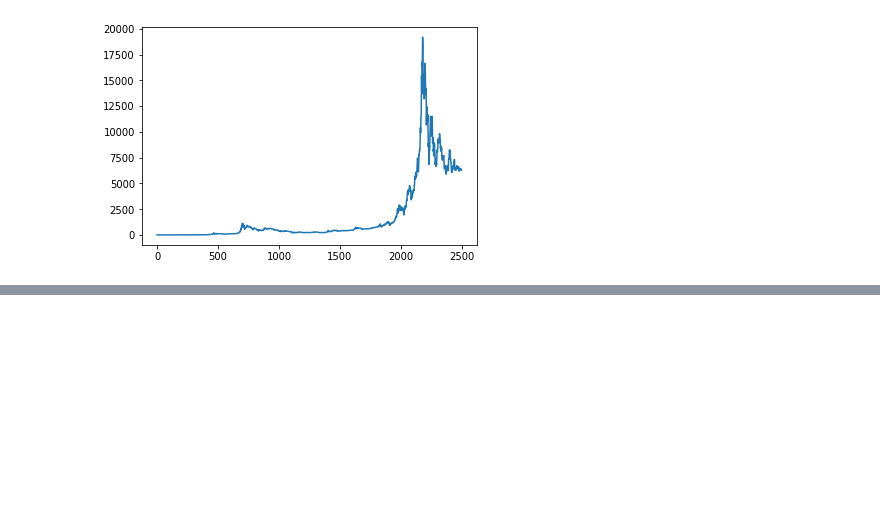
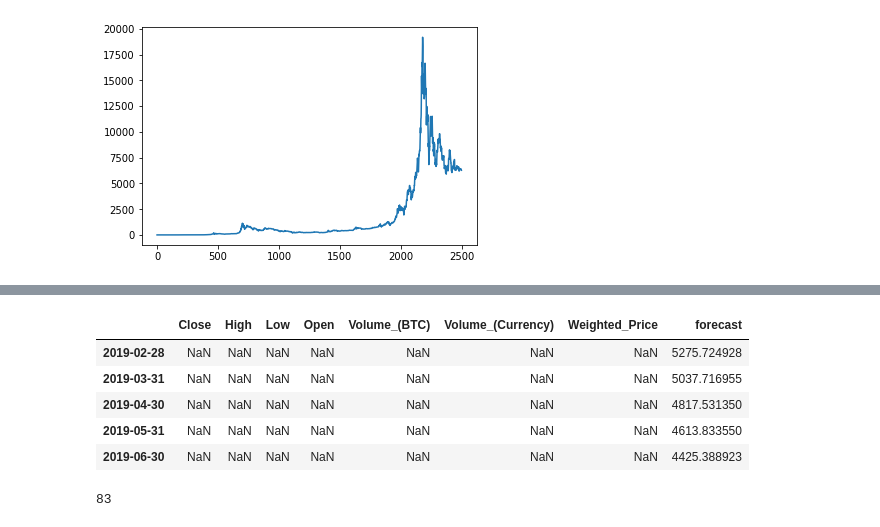
Before and after one commit to Rickiegg/data_analysis, a Jupyter notebook: Capstone.ipynb, the cells around one changed output, grey strips where cells are left out. Saved outputs shown, nothing was run; the diff lists cells and outputs as text; code cells hidden in the pictures; blank space fills up the shorter version.

```diff
--- a/Capstone.ipynb
+++ b/Capstone.ipynb
@@ -467,0 +486,24 @@ plt.show()
+# %%
+# 比特币预测
+df_month2 = df_month[['Weighted_Price']]# DataFrame
+type(df_month[['Weighted_Price']])
+date_list = [datetime(2018, 11, 30), datetime(2018, 12, 31), datetime(2019, 1, 31), datetime(2019, 2, 28), datetime(2019, 3, 31),
+              datetime(2019, 4, 30), datetime(2019, 5, 31), datetime(2019, 6, 30)]
+future = pd.DataFrame(index=date_list, columns= df_month.columns)
+future
+df_month2 = pd.concat([df_month2, future])
+df_month2
+df_month2['forecast'] = best_model.predict(start=0, end=91)
+df_month2.head()
+df_month2.tail()
+# %% [output]
+|  | Close | High | Low | Open | Volume_(BTC) | Volume_(Currency) | Weighted_Price | forecast |
+| 2019-02-28 | NaN | NaN | NaN | NaN | NaN | NaN | NaN | 5275.724928 |
+| 2019-03-31 | NaN | NaN | NaN | NaN | NaN | NaN | NaN | 5037.716955 |
+| 2019-04-30 | NaN | NaN | NaN | NaN | NaN | NaN | NaN | 4817.531350 |
+| 2019-05-31 | NaN | NaN | NaN | NaN | NaN | NaN | NaN | 4613.833550 |
+| 2019-06-30 | NaN | NaN | NaN | NaN | NaN | NaN | NaN | 4425.388923 |
+# %%
+len(df_month)
+# %% [output]
+83
```
Also changed, not shown: parts of 2 cells of this notebook.
